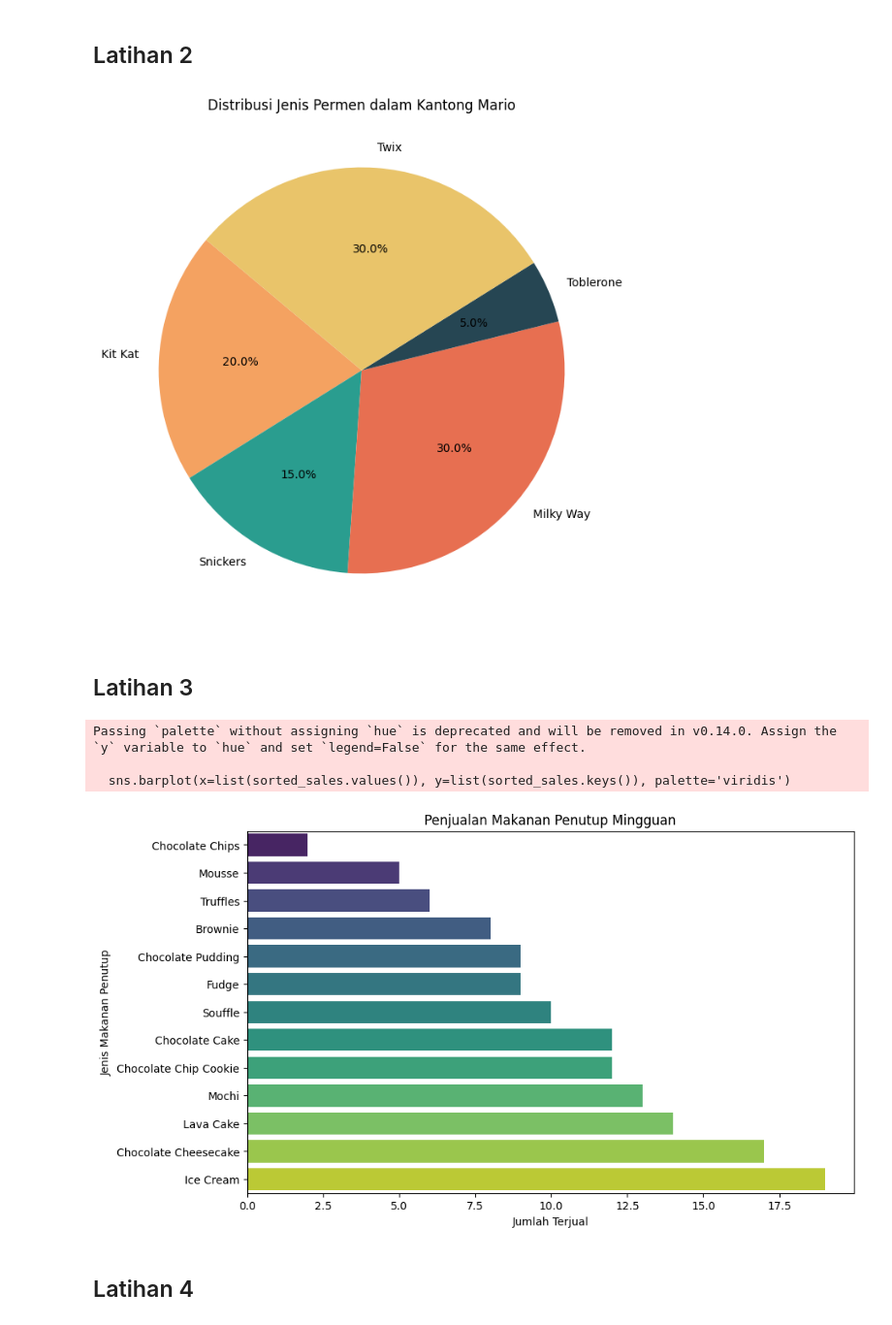
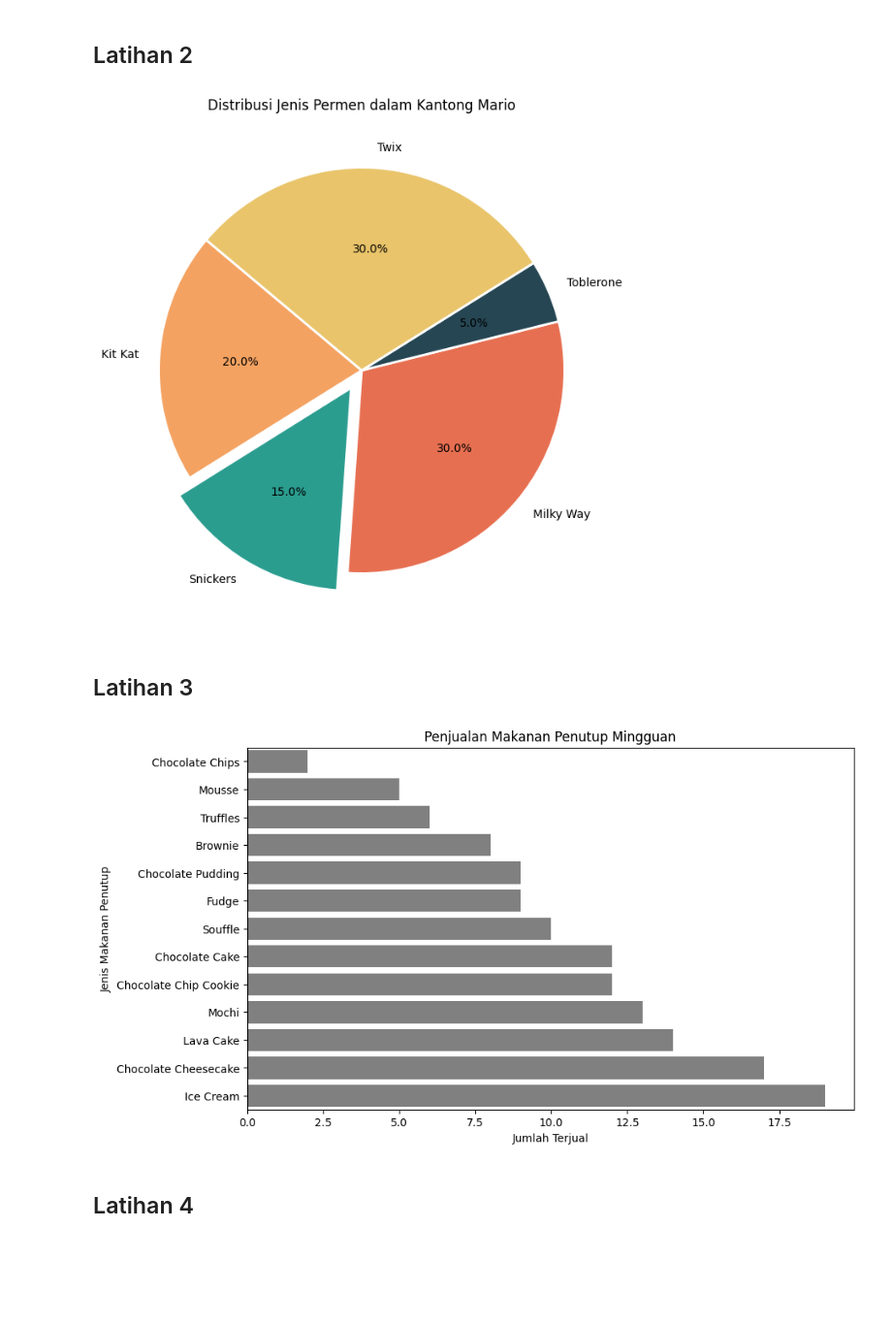
Before and after one commit to JunetzMasihBelajar/2025_AI_TI1B, a Jupyter notebook: Jobsheet6.ipynb, the cells around one changed output. Shown at 97% size. Drawn from its saved outputs; the diff is of its cells as text; code cells hidden in the pictures; blank space fills up the shorter version.

```diff
--- a/Jobsheet6.ipynb
+++ b/Jobsheet6.ipynb
@@ -188,49 +180,56 @@ import matplotlib.pyplot as plt
 # Data jumlah permen
 candy_names = ['Kit Kat', 'Snickers', 'Milky Way', 'Toblerone','Twix']
 candy_counts = [52, 39, 78, 13, 78]
-
+explode = (0, 0.1, 0, 0, 0 )
 plt.figure(figsize=(8, 8))
-plt.pie(candy_counts, labels=candy_names, autopct='%1.1f%%', startangle=140,
-        colors=['#f4a261', '#2a9d8f', '#e76f51', '#264653', '#e9c46a'])
+plt.pie(
+    candy_counts,
+    labels=candy_names,
+    autopct='%1.1f%%',
+    startangle=140,
+    explode=explode,
+    colors=['#f4a261', '#2a9d8f', '#e76f51', '#264653', '#e9c46a'],
+    wedgeprops={'edgecolor': 'white', 'linewidth': 2}
+)
 plt.title('Distribusi Jenis Permen dalam Kantong Mario')
 plt.show()
 # %% [output]
-[figure, old version]
+[figure, new version]
 # %% [markdown]
 ## Latihan 3
 # %%
 import matplotlib.pyplot as plt
 import seaborn as sns
 
 # Data penjualan makanan penutup
 dessert_sales = {
     'Lava Cake': 14,
     'Mousse': 5,
     'Chocolate Cake': 12,
     'Ice Cream': 19,
     'Truffles': 6,
     'Brownie': 8,
     'Chocolate Chip Cookie': 12,
     'Chocolate Pudding': 9,
     'Souffle': 10,
     'Chocolate Cheesecake': 17,
     'Chocolate Chips': 2,
     'Fudge': 9,
     'Mochi': 13,
 }
 
+# Sorting data
 sorted_sales = dict(sorted(dessert_sales.items(), key=lambda item: item[1]))
+
+# Setting up the plot with a monochromatic color palette (abuh grey-ish tone)
 plt.figure(figsize=(10,6))
-sns.barplot(x=list(sorted_sales.values()), y=list(sorted_sales.keys()), palette='viridis')
+sns.barplot(x=list(sorted_sales.values()), y=list(sorted_sales.keys()), color='gray')
 plt.title('Penjualan Makanan Penutup Mingguan')
 plt.xlabel('Jumlah Terjual')
 plt.ylabel('Jenis Makanan Penutup')
 plt.show()
 # %% [output]
-Passing `palette` without assigning `hue` is deprecated and will be removed in v0.14.0. Assign the `y` variable to `hue` and set `legend=False` for the same effect.
-
-  sns.barplot(x=list(sorted_sales.values()), y=list(sorted_sales.keys()), palette='viridis')
-[figure, old version]
+[figure, new version]
 # %% [markdown]
 ## Latihan 4
 # %%
```
Also changed, not shown: parts of 2 cells of this notebook.
